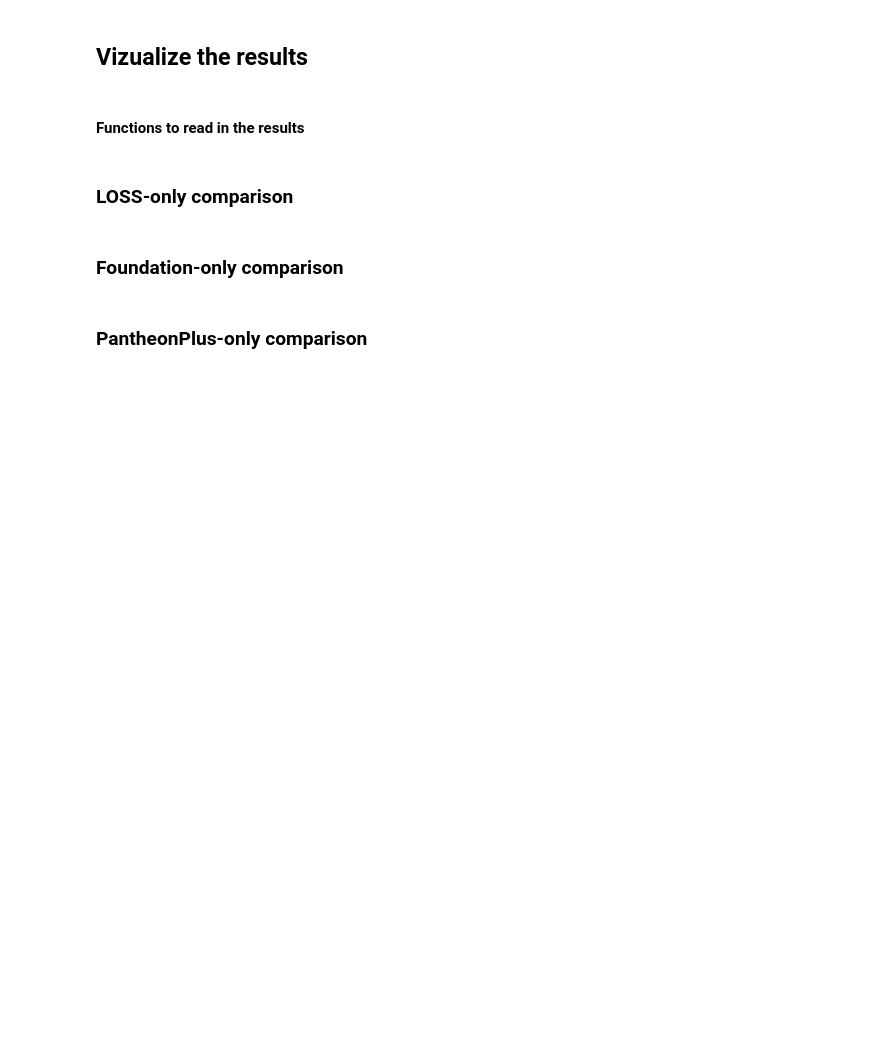
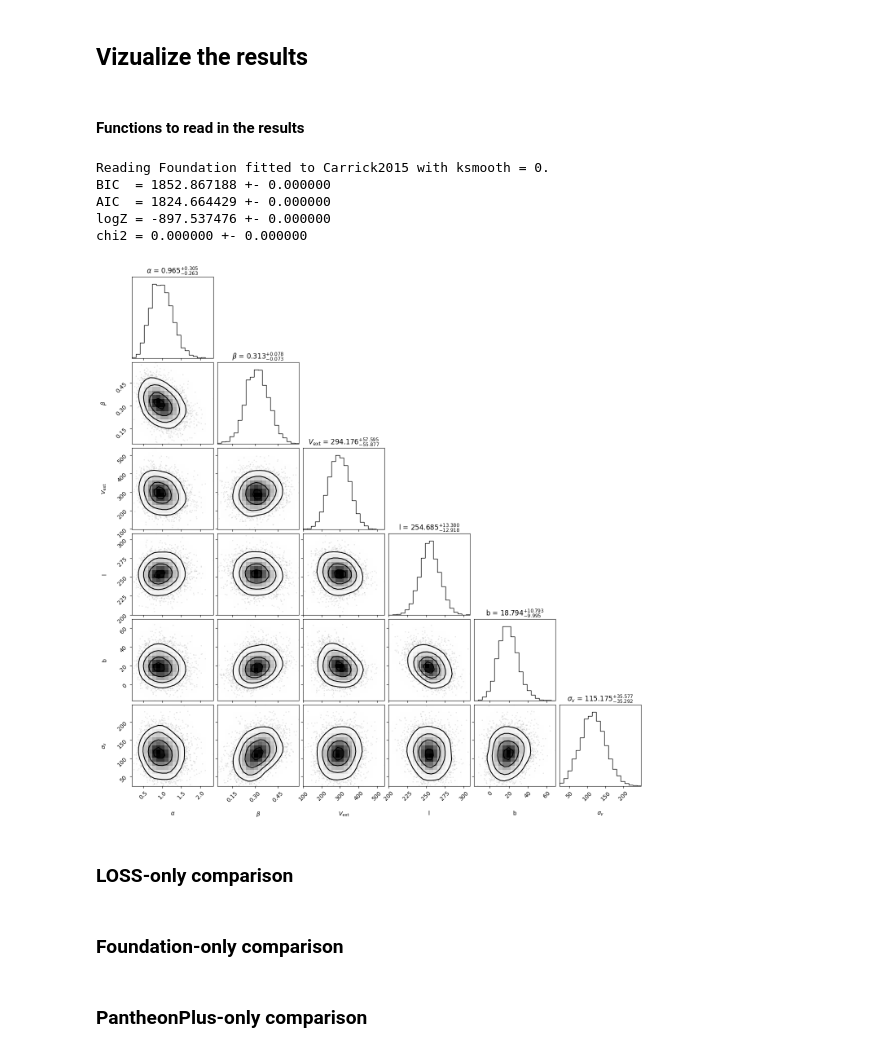
Before and after one commit to Richard-Sti/csiborgtools_public, a Jupyter notebook: notebooks/flow_calibration.ipynb, the cells around one changed output. Drawn from its saved outputs; the diff is of its cells as text; code cells hidden in the pictures; blank space fills up the shorter version.

```diff
--- a/notebooks/flow_calibration.ipynb
+++ b/notebooks/flow_calibration.ipynb
@@ -142,10 +168,17 @@ fig = corner.corner(data, labels=labels, show_titles=True, title_fmt=".3f", titl
 # %% [markdown]
 ####  Functions to read in the results
 # %%
-data, names, gof = read_samples("2MTF", "Carrick2015", 0)
+data, names, gof = read_samples("Foundation", "Carrick2015", 0)
 
 fig = corner.corner(data, labels=names_to_latex(names, True), show_titles=True,
                     title_fmt=".3f", title_kwargs={"fontsize": 12}, smooth=1)
+# %% [output]
+Reading Foundation fitted to Carrick2015 with ksmooth = 0.
+BIC  = 1852.867188 +- 0.000000
+AIC  = 1824.664429 +- 0.000000
+logZ = -897.537476 +- 0.000000
+chi2 = 0.000000 +- 0.000000
+[figure, added]
 # %% [markdown]
 ### LOSS-only comparison
 # %%
```
Also changed, not shown: parts of 6 cells of this notebook, 5 other files.
